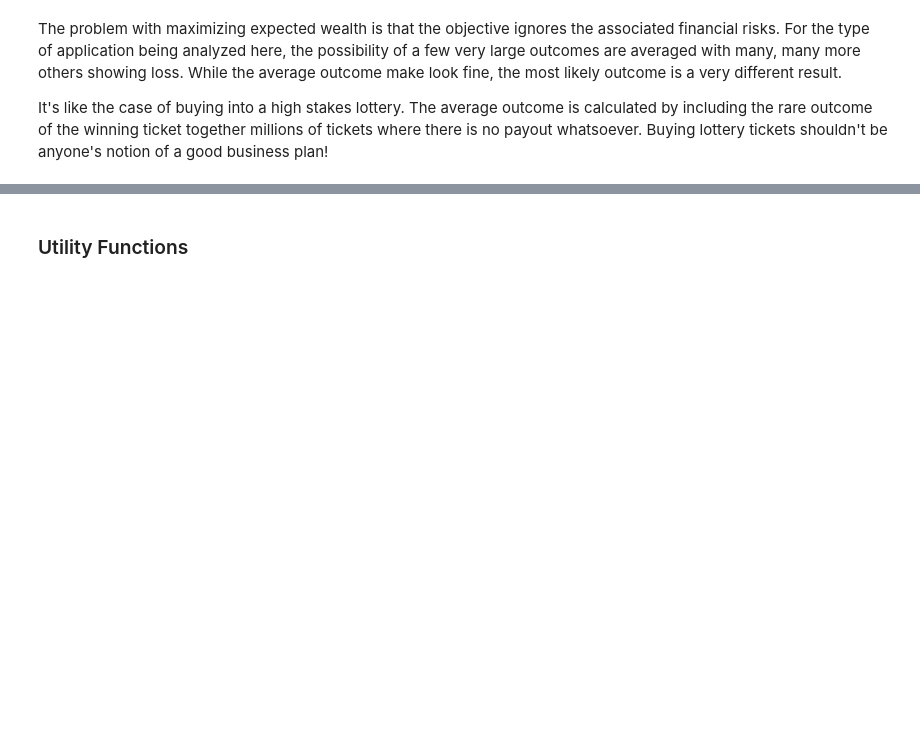
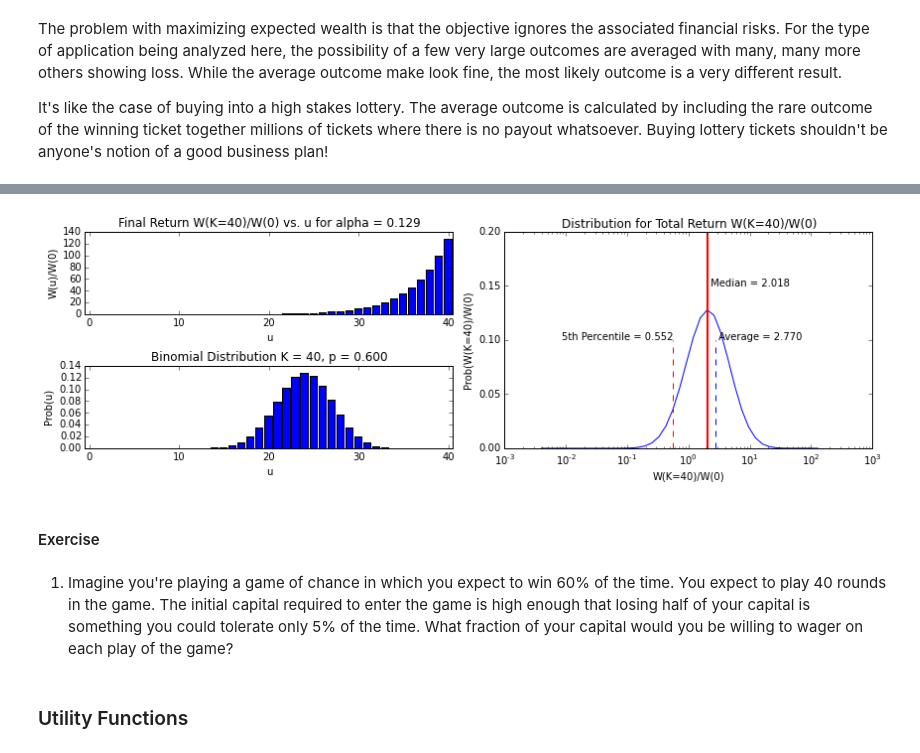
Before and after one commit to jckantor/ESTM60203, a Jupyter notebook: notebooks/Log-optimal_Growth_and_the_Kelly_Criterion.ipynb, the cells around one changed output, grey strips where cells are left out. Saved outputs shown, nothing was run; the diff lists cells and outputs as text; code cells hidden in the pictures; blank space fills up the shorter version.

```diff
--- a/notebooks/Log-optimal_Growth_and_the_Kelly_Criterion.ipynb
+++ b/notebooks/Log-optimal_Growth_and_the_Kelly_Criterion.ipynb
@@ -154,3 +113,58 @@ plt.semilogx(w,pr)
+# %%
+from scipy.misc import comb
+from scipy.stats import binom
+from IPython.html.widgets import interact
+
+K = 40
+
+def Wpdf(p=0.55, alpha=0.5):
+    rv = binom(K,p)
+    U = np.array(range(0,K+1))
+    Pr = np.array([rv.pmf(u) for u in U])
+    W = np.array([((1+alpha)**u)*(((1-alpha))**(K-u)) for u in U])
+    plt.figure(figsize=(12,4))
+
+    plt.subplot(2,2,1)
+    plt.bar(U-0.5,W)
+    plt.xlim(-0.5,K+0.5)
+    plt.ylabel('W(u)/W(0)')
+    plt.xlabel('u')
+    plt.title('Final Return W(K={0})/W(0) vs. u for alpha = {1:.3f}'.format(K,alpha))
+
+    plt.subplot(2,2,3)
+    plt.bar(U-0.5,Pr)
+    plt.xlim(-0.5,K+0.5)
+    plt.ylabel('Prob(u)')
+    plt.xlabel('u')
+    plt.title('Binomial Distribution K = {0}, p = {1:.3f}'.format(K,p))
+
+    plt.subplot(1,2,2)
+    plt.semilogx(W,Pr,'b')
+    plt.xlabel('W(K={0})/W(0)'.format(K))
+    plt.ylabel('Prob(W(K={0})/W(0)'.format(K))
+    plt.title('Distribution for Total Return W(K={0})/W(0)'.format(K))
+    plt.ylim([0,0.2])
+    Wbar = sum(Pr*W)
+    WVaR = W[rv.ppf(0.05)]
+    Wmed = 0.5*(W[rv.ppf(0.49)] + W[rv.ppf(0.51)])
+    plt.hold(True)
+    ylim = np.array(plt.ylim())
+    plt.plot([WVaR,WVaR],0.5*ylim,'r--')
+    plt.plot([Wbar,Wbar],0.5*ylim,'b--')
+    plt.text(Wbar,0.5*ylim[1],' Average = {0:.3f}'.format(Wbar))
+    plt.text(Wmed,0.75*ylim[1],' Median = {0:.3f}'.format(Wmed))
+    plt.text(WVaR,0.5*ylim[1],'5th Percentile = {0:.3f}'.format(WVaR),ha='right')
+    plt.plot([Wmed,Wmed],ylim,'r',lw=2)
+    plt.hold(False)
+    plt.tight_layout()
+
+interact(Wpdf, p = (0.4,0.6,0.001), alpha = (0.001,0.999,0.001))
+# %% [output]
+[figure, added]
+# %% [markdown]
+#### Exercise
+# %% [markdown]
+1. Imagine you're playing a game of chance in which you expect to win 60% of the time. You expect to play 40 rounds in the game. The initial capital required to enter the game is high enough that losing half of your capital is something you could tolerate only 5% of the time. What fraction of your capital would you be willing to wager on each play of the game?
 # %% [markdown]
 ### Utility Functions
 # %% [markdown]
```
Also changed, not shown: parts of 2 cells of this notebook.
